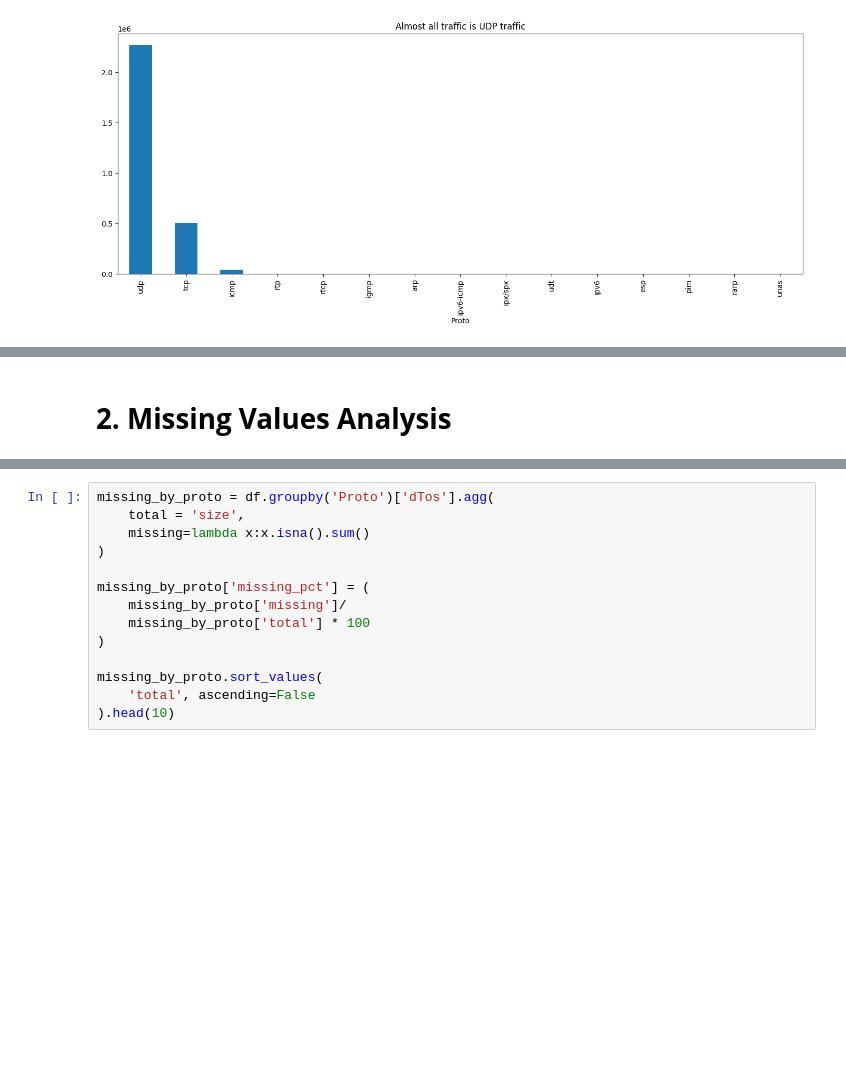
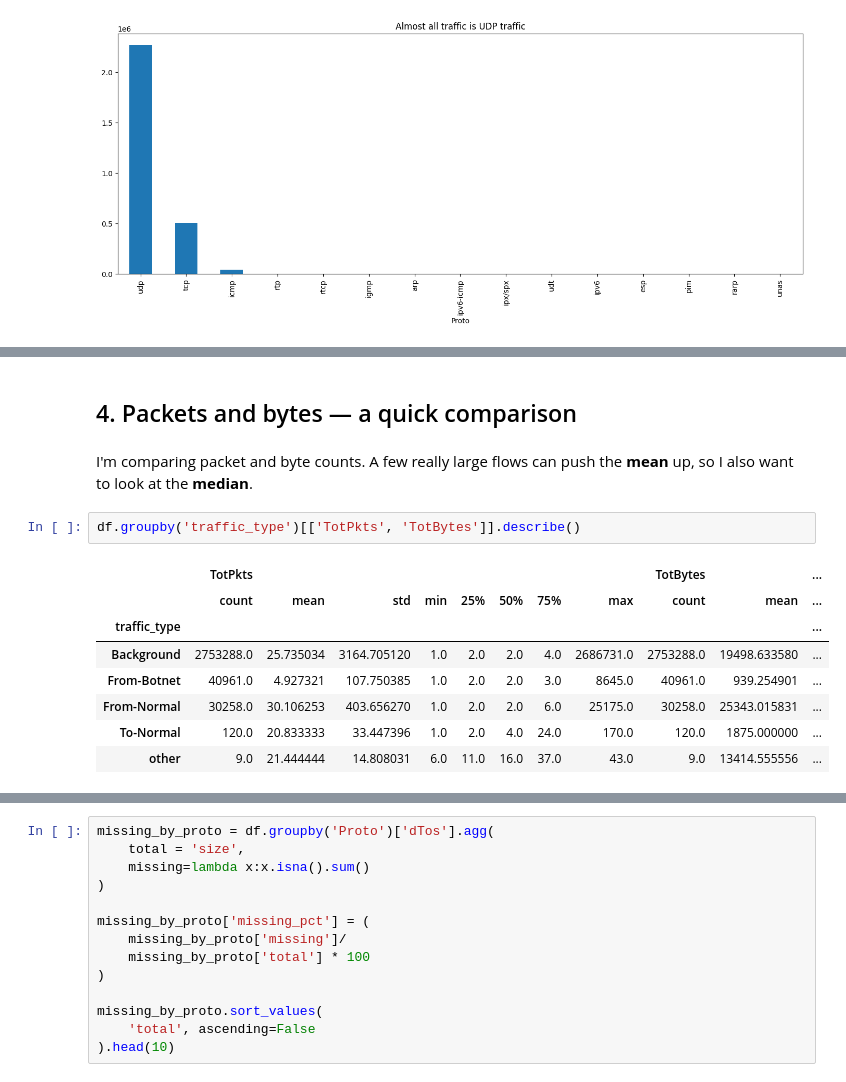
Before and after one commit to Ch3ddarr/dsb_capstone, a Jupyter notebook: capstone2/02_EDA.ipynb, the cells around one changed output, grey strips where cells are left out. Cells and saved outputs as stored; diff of their text form; blank space fills up the shorter version.

```diff
--- a/capstone2/02_EDA.ipynb
+++ b/capstone2/02_EDA.ipynb
@@ -212,4 +182,17 @@ plt.tight_layout();
 # %% [output]
 [figure]
-# %% [markdown]
-# **2. Missing Values Analysis**
+# %% [markdown]
+## 4. Packets and bytes — a quick comparison
+# %% [markdown]
+I'm comparing packet and byte counts. A few really large flows can push the **mean** up, so I also want to look at the **median**.
+# %%
+df.groupby('traffic_type')[['TotPkts', 'TotBytes']].describe()
+# %% [output]
+|  | TotPkts |  |  |  |  |  |  |  | TotBytes |  | ... |
+|  | count | mean | std | min | 25% | 50% | 75% | max | count | mean | ... |
+| traffic_type |  |  |  |  |  |  |  |  |  |  | ... |
+| Background | 2753288.0 | 25.735034 | 3164.705120 | 1.0 | 2.0 | 2.0 | 4.0 | 2686731.0 | 2753288.0 | 19498.633580 | ... |
+| From-Botnet | 40961.0 | 4.927321 | 107.750385 | 1.0 | 2.0 | 2.0 | 3.0 | 8645.0 | 40961.0 | 939.254901 | ... |
+| From-Normal | 30258.0 | 30.106253 | 403.656270 | 1.0 | 2.0 | 2.0 | 6.0 | 25175.0 | 30258.0 | 25343.015831 | ... |
+| To-Normal | 120.0 | 20.833333 | 33.447396 | 1.0 | 2.0 | 4.0 | 24.0 | 170.0 | 120.0 | 1875.000000 | ... |
+| other | 9.0 | 21.444444 | 14.808031 | 6.0 | 11.0 | 16.0 | 37.0 | 43.0 | 9.0 | 13414.555556 | ... |
```
Also changed, not shown: parts of 54 cells of this notebook.
